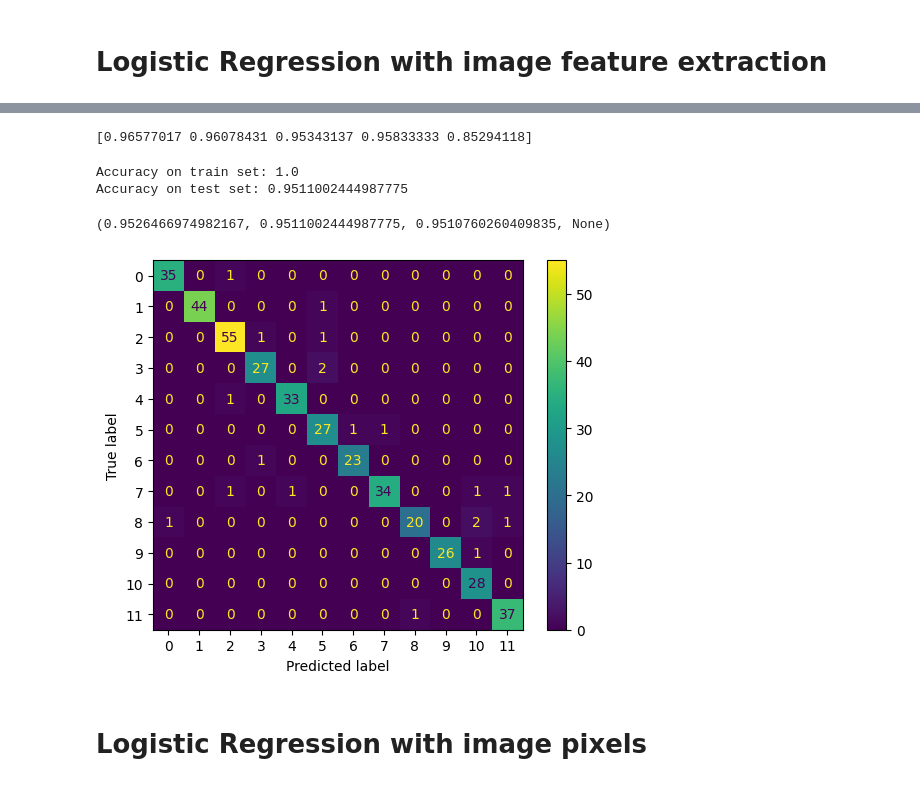
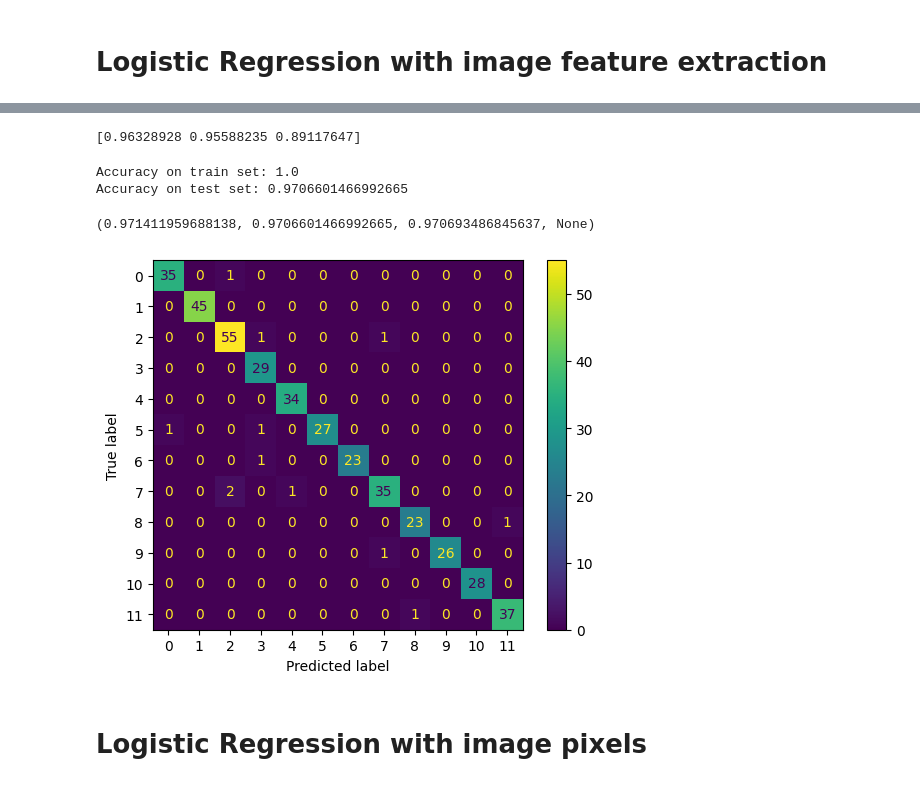
Before and after one commit to Pakin49/Naruto-Hand-Sign-detection, a Jupyter notebook: Naruto_Hand_Sign.ipynb, the cells around one changed output, grey strips where cells are left out. Cells and saved outputs as stored; diff of their text form; code cells hidden in the pictures.

```diff
--- a/Naruto_Hand_Sign.ipynb
+++ b/Naruto_Hand_Sign.ipynb
@@ -321,11 +325,5 @@ plt.show()
 # %% [markdown]
 # Logistic Regression with image feature extraction
-# %%
-X_features = []
-for flat_img in X:
-  img = flat_img.reshape(IMG_SIZE, IMG_SIZE)
-  features = feature_extraction(img)
-  X_features.append(features)
 # %%
 from sklearn.model_selection import train_test_split
 X_train, X_test, y_train, y_test = train_test_split(X_features, y, test_size=0.2, random_state=42)
@@ -343,7 +341,7 @@ steps = [
     ('knn', LogisticRegression())
 ]
 
-pipe = Pipeline(steps)
+pipe_log_features = Pipeline(steps)
 
-pipe.fit(X_train, y_train)
+pipe_log_features.fit(X_train, y_train)
 # %% [output]
@@ -352,29 +361,29 @@ Pipeline(steps=[('scaler', MinMaxScaler()), ('pca', PCA(n_components=0.97)),
 # %%
 from sklearn.model_selection import cross_val_score
-cv = cross_val_score(pipe, X_features, y, cv=5, n_jobs=-1)
+cv = cross_val_score(pipe_log_features, X_features, y, cv=3, n_jobs=-1)
 print(cv)
 # %% [output]
-[0.96577017 0.96078431 0.95343137 0.95833333 0.85294118]
+[0.96328928 0.95588235 0.89117647]
 # %%
-y_pred = pipe.predict(X_test)
-print(f"Accuracy on train set: {pipe.score(X_train, y_train)}")
-print(f"Accuracy on test set: {pipe.score(X_test, y_test)}")
+y_pred = pipe_log_features.predict(X_test)
+print(f"Accuracy on train set: {pipe_log_features.score(X_train, y_train)}")
+print(f"Accuracy on test set: {pipe_log_features.score(X_test, y_test)}")
 # %% [output]
 Accuracy on train set: 1.0
-Accuracy on test set: 0.9511002444987775
+Accuracy on test set: 0.9706601466992665
 # %%
 from sklearn.metrics import precision_recall_fscore_support
 print(precision_recall_fscore_support(y_test, y_pred, average='weighted'))
 # %% [output]
-(0.9526466974982167, 0.9511002444987775, 0.9510760260409835, None)
+(0.971411959688138, 0.9706601466992665, 0.970693486845637, None)
 # %%
 from sklearn.metrics import confusion_matrix, ConfusionMatrixDisplay
-cm = confusion_matrix(y_test, y_pred, labels=pipe.classes_)
+cm = confusion_matrix(y_test, y_pred, labels=pipe_log_features.classes_)
 disp = ConfusionMatrixDisplay(confusion_matrix=cm,
-                              display_labels=pipe.classes_)
+                              display_labels=pipe_log_features.classes_)
 disp.plot()
 plt.show()
 # %% [output]
-[figure, old version]
+[figure, new version]
 # %% [markdown]
 # Logistic Regression with image pixels
```
Also changed, not shown: parts of 44 cells of this notebook.
